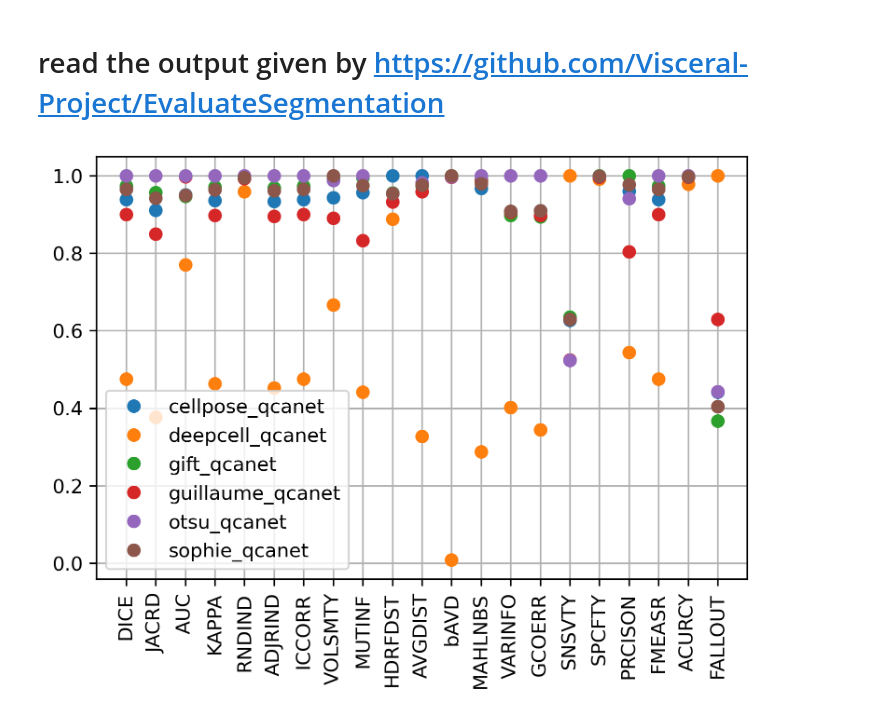
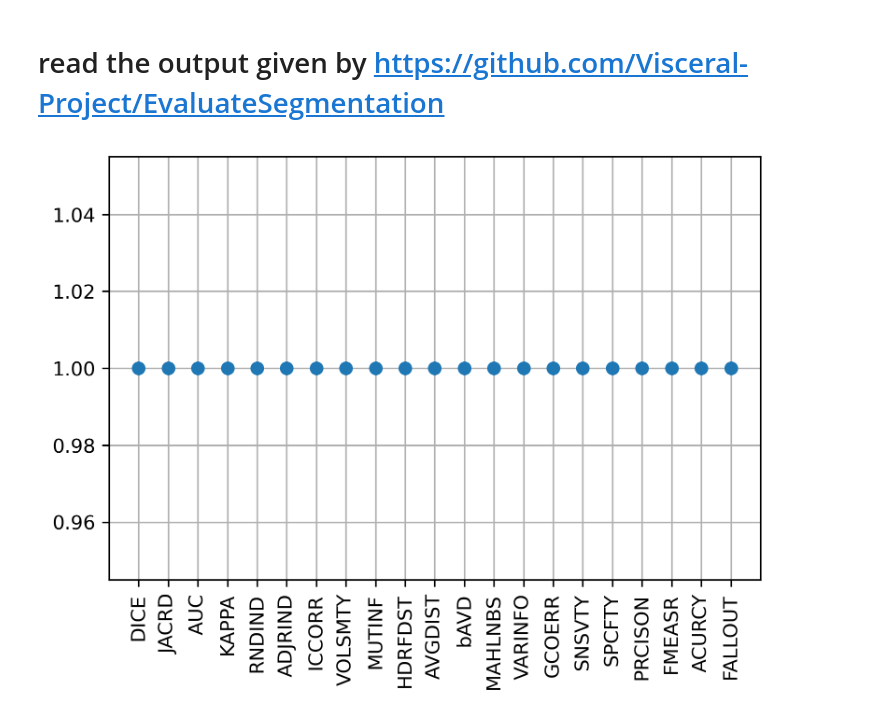
Before and after one commit to GuillaumeMougeot/nuclei_benchmark, a Jupyter notebook: notebooks/read_evaluate-segmentation_output.ipynb, the cells around one changed output. Drawn from its saved outputs; the diff is of its cells as text; code cells hidden in the pictures.

```diff
--- a/notebooks/read_evaluate-segmentation_output.ipynb
+++ b/notebooks/read_evaluate-segmentation_output.ipynb
@@ -7,10 +7,14 @@ import numpy as np
 import matplotlib.pyplot as plt
 # %%
 #path = '/home/gumougeot/all/data/3d_nucleus/all_manual/eval_metrics/'
-path = 'C:\\Users\\mezquitap\\Documents\\results\\'
+#path = 'C:\\Users\\mezquitap\\Documents\\results\\'
+path = '/home/mezquitap/dataset/results/'
 
-#fnames = ['guillaume_gift','guillaume_otsu','otsu_sophie', 'sophie_gift', 'otsu_gift', 'guillaume_sophie', 'gift_cellpose', 'guillaume_cellpose', 'otsu_cellpose', 'sophie_cellpose'] #, 'cellpose_deepcell', 'gift_deepcell', 'guillaume_deepcell', 'otsu_deepcell', 'sophie_deepcell', 'sophie_cyto', 'sophie_cyto2', 'sophie_nuclei'
-fnames = ['cellpose_qcanet', 'deepcell_qcanet', 'gift_qcanet', 'guillaume_qcanet', 'otsu_qcanet', 'sophie_qcanet']
+#fnames = ['guillaume_gift','guillaume_otsu','otsu_sophie', 'sophie_gift', 'otsu_gift', 'guillaume_sophie', 'gift_cellpose', 'guillaume_cellpose', 'otsu_cellpose', 'sophie_cellpose', 'cellpose_deepcell', 'gift_deepcell', 'guillaume_deepcell', 'otsu_deepcell', 'sophie_deepcell', 'sophie_cyto', 'sophie_cyto2', 'sophie_nuclei', 'cellpose_qcanet', 'deepcell_qcanet', 'gift_qcanet', 'guillaume_qcanet', 'otsu_qcanet', 'sophie_qcanet', 'cyto2_nuclei', 'deepcell_cyto2', 'gift_cyto2', 'guillaume_cyto2', 'otsu_cyto2', 'qcanet_cyto2', 'cyto_cyto2', 'sophie_cyto2'] #, 'cellpose_deepcell', 'gift_deepcell', 'guillaume_deepcell', 'otsu_deepcell', 'sophie_deepcell', 'sophie_cyto', 'sophie_cyto2', 'sophie_nuclei'
+#fnames = ['cellpose_qcanet', 'deepcell_qcanet', 'gift_qcanet', 'guillaume_qcanet', 'otsu_qcanet', 'sophie_qcanet']
+#fnames = ['deepcell_stardist', 'gift_stardist', 'guillaume_stardist', 'otsu_stardist', 'qcanet_stardist', 'sophie_stardist', 'stardist_cyto2']
+#fnames = ['otsu_sophie', 'sophie_cellpose', 'sophie_cyto2', 'sophie_deepcell', 'sophie_gift', 'sophie_qcanet', 'sophie_stardist']
+fnames = ['self_img_self_labels']
 
 path_in = [path + f + '.txt' for f in fnames]
 path_out = [path + f + '.csv' for f in fnames]
@@ -80,23 +83,23 @@ df_means.to_csv(path+'means.csv')
 # %%
 # visualize
 
 data = np.array(df_means).transpose()
 #del df_means['PROBDST']
 data = data / np.max(data,axis=1,keepdims=True) # normalize similarity
 ds = 9 # distance index start
 data[ds:ds+7] = 1 - data[ds:ds+7] + np.min(data[ds:ds+7], axis=1, keepdims=True) # normalize distances
 
 t = np.arange(len(data))
 dm = 21 # max display
 plt.figure(dpi=300)
 plt.plot(t[:dm], data[:dm], 'o')
 plt.xticks(t[:dm], labels=data_kw[:dm], rotation=90)
-plt.legend(fnames)
+#plt.legend(fnames)
 plt.grid()
 plt.show()
 # np.arange()
 # %% [output]
-[figure, old version]
+[figure, new version]
 # %%
 # import seaborn as sns
 # plt.figure(dpi=300)
```
Also changed, not shown: parts of 1 cell of this notebook, 2 other files.
